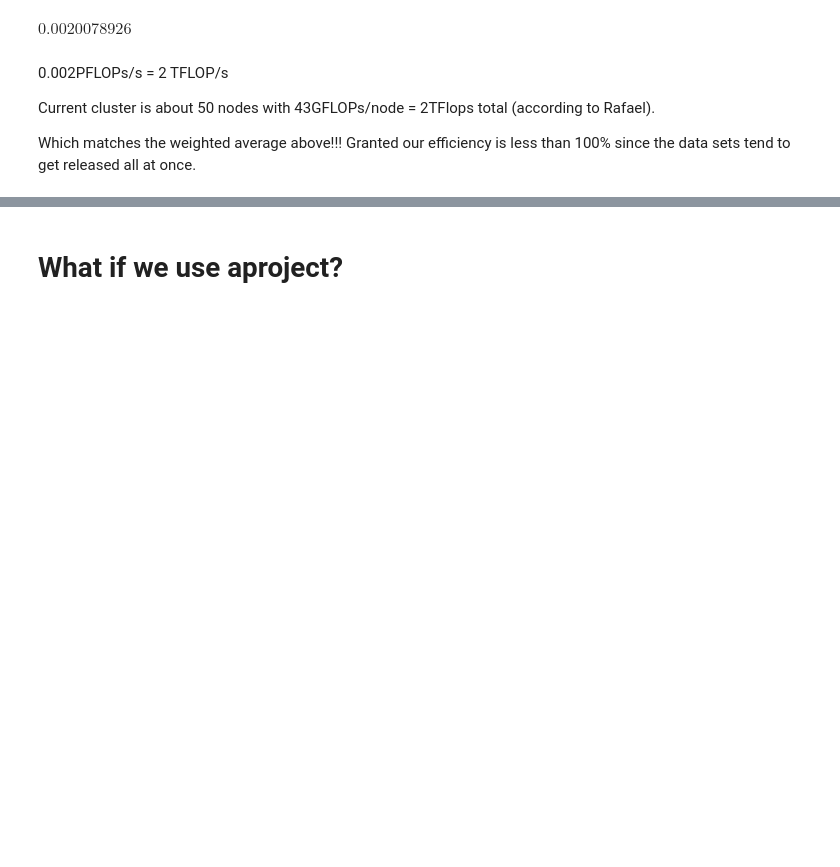
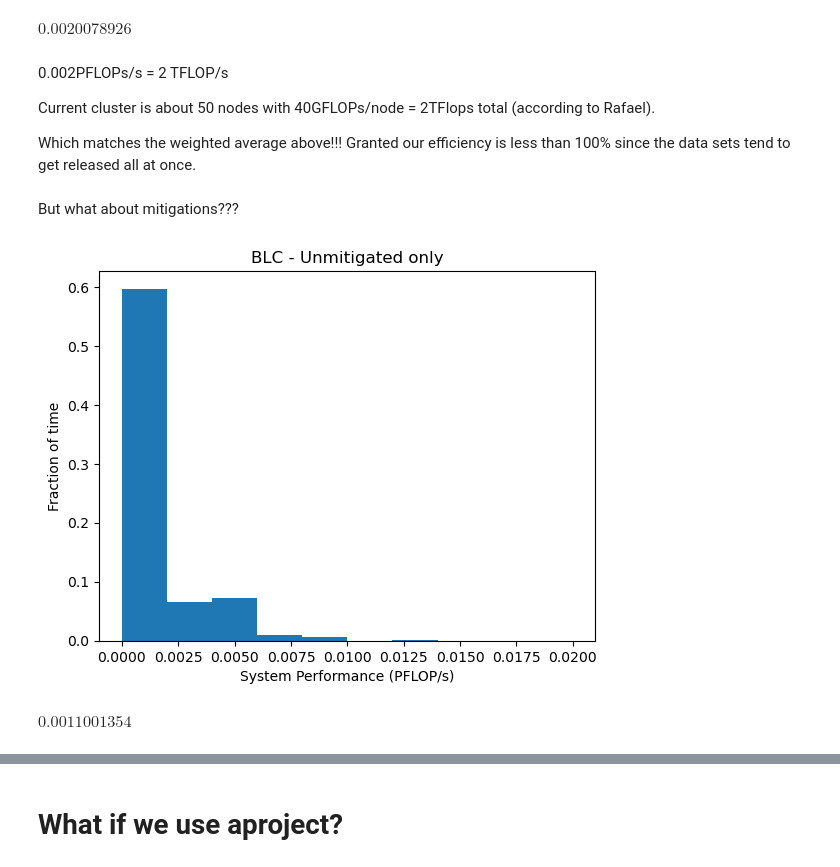
Before and after one commit to aakepley/big-cubes, a Jupyter notebook: size_of_compute_estimate.ipynb, the cells around one changed output, grey strips where cells are left out. Saved outputs shown, nothing was run; the diff lists cells and outputs as text; code cells hidden in the pictures; blank space fills up the shorter version.

```diff
--- a/size_of_compute_estimate.ipynb
+++ b/size_of_compute_estimate.ipynb
@@ -223,8 +223,21 @@ $0.0020078926 \; \mathrm{}$
 # %% [markdown]
 0.002PFLOPs/s = 2 TFLOP/s
 
-Current cluster is about 50 nodes with 43GFLOPs/node = 2TFlops total (according to Rafael).
+Current cluster is about 50 nodes with 40GFLOPs/node = 2TFlops total (according to Rafael).
 
 Which matches the weighted average above!!! Granted our efficiency is less than 100% since the data sets tend to get released all at once.
+# %% [markdown]
+But what about mitigations???
+# %%
+idx = result_mous['mitigated'] == False
+# %%
+wsu_db.create_soc_result_plot(result_mous[idx],bin_min=0,bin_max=0.02,
+                             data_val='blc_sysperf_typical',title='BLC - Unmitigated only')
+# %% [output]
+[figure, added]
+# %%
+np.average(result_mous['blc_sysperf_typical'][idx], weights=result_mous['weights_all'][idx])
+# %% [output]
+$0.0011001354 \; \mathrm{}$
 # %%
 np.round(np.max(result_mous['wsu_sysperf_later_4x_stepped2_typical']),1)
```
Also changed, not shown: parts of 23 cells of this notebook.
